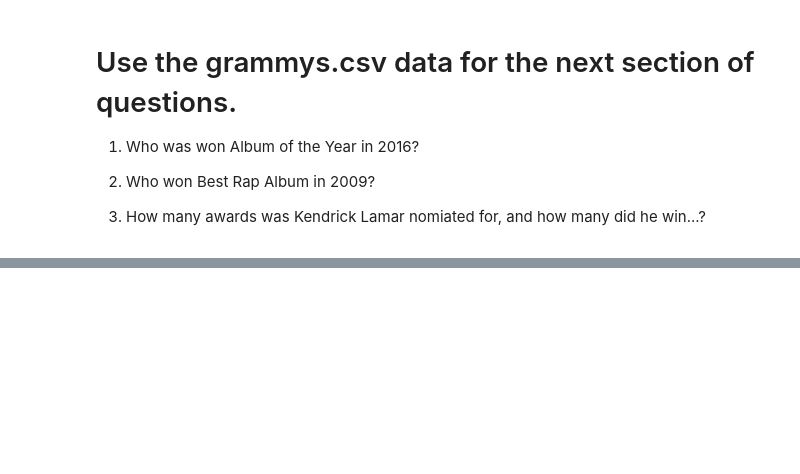
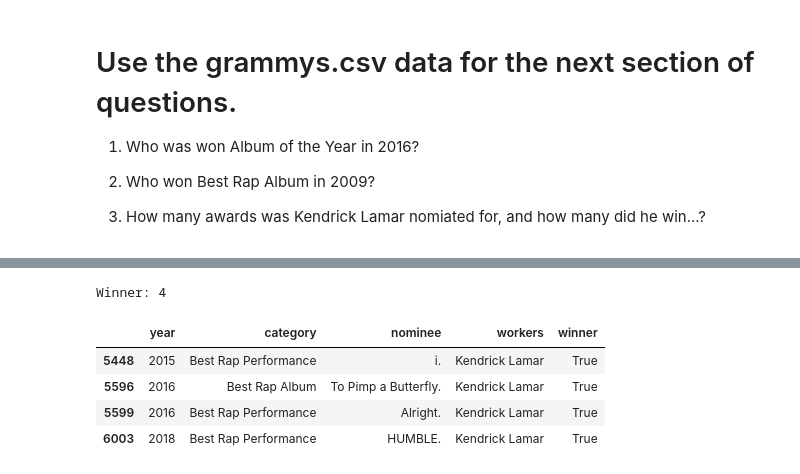
Before and after one commit to jzhao113/2020-fall-data-science, a Jupyter notebook: Week1-Pandas/Exercise.ipynb, the cells around one changed output, grey strips where cells are left out. Saved outputs shown, nothing was run; the diff lists cells and outputs as text; code cells hidden in the pictures; blank space fills up the shorter version.

```diff
--- a/Week1-Pandas/Exercise.ipynb
+++ b/Week1-Pandas/Exercise.ipynb
@@ -278,0 +300,10 @@ Winner: 11
+# %%
+print("Winner: "+str(grammyDF[select1 & select2]["winner"].count()))
+grammyDF[select1 & select2]
+# %% [output]
+Winner: 4
+|  | year | category | nominee | workers | winner |
+| 5448 | 2015 | Best Rap Performance | i. | Kendrick Lamar | True |
+| 5596 | 2016 | Best Rap Album | To Pimp a Butterfly. | Kendrick Lamar | True |
+| 5599 | 2016 | Best Rap Performance | Alright. | Kendrick Lamar | True |
+| 6003 | 2018 | Best Rap Performance | HUMBLE. | Kendrick Lamar | True |
```
Also changed, not shown: parts of 5 cells of this notebook.
